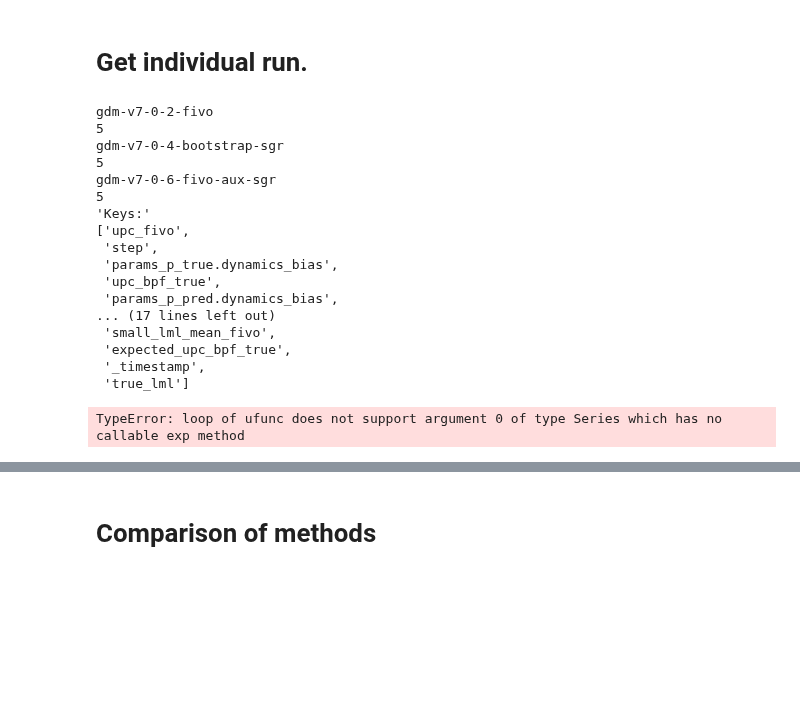
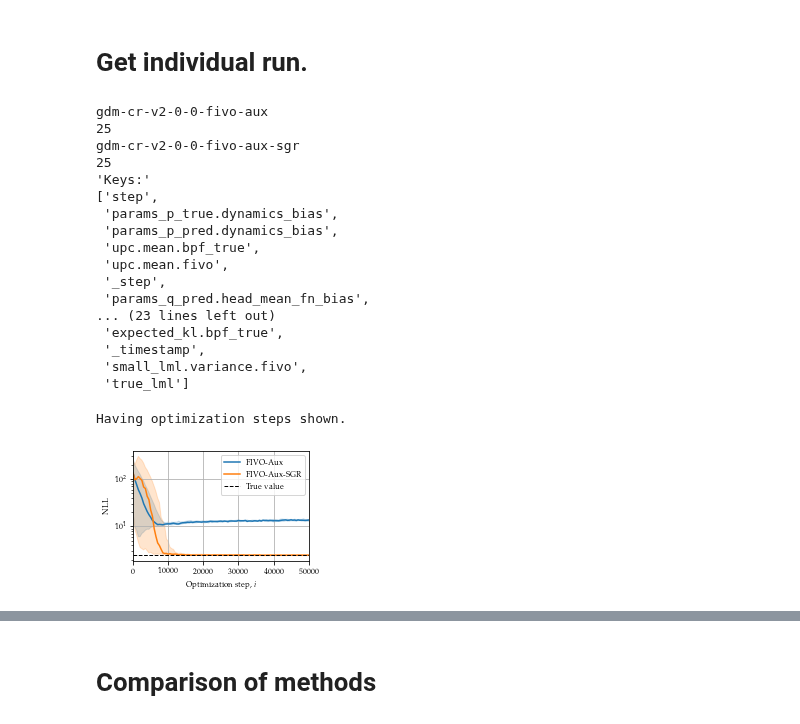
Before and after one commit to lindermanlab/ssm-jax, a Jupyter notebook: ssm/inference/gdm_process_and_plot_cr.ipynb, the cells around one changed output, grey strips where cells are left out. Cells and saved outputs as stored; diff of their text form; code cells hidden in the pictures; blank space fills up the shorter version.

Commit message:
tweaking the saves.  need to implement the ESS calculation.  moving to LDS for a while.

```diff
--- a/ssm/inference/gdm_process_and_plot_cr.ipynb
+++ b/ssm/inference/gdm_process_and_plot_cr.ipynb
@@ -70,7 +70,7 @@ def get_experiment_from_wandb(project, exp_tag, exp_key=None, exp_val=None):
     column_names = ''
 
     # Grab all the runs.
-    runs = api.runs(project)
+    runs = api.runs(project, timeout=19)
     filtered_runs = []
     filtered_histories = []
     for _run in runs:
@@ -124,9 +124,9 @@ plot_styles = ['-', '--', ':', '-.'] * 10
 # Project is specified by <entity/project-name>
 project = "andrewwarrington/fivo-aux-beta"
 
-exp_tag = ['gdm-v3.0.3-fivo-aux', 'gdm-v3.0.6-fivo-aux-sgr']
+exp_tag = ['gdm-cr-v2-0-0-fivo-aux', 'gdm-cr-v2-0-0-fivo-aux-sgr']
 exp_label = ['FIVO-AUX', 'FIVO-AUX-SGR']
-save_tag = 'a-gdm-v3-0'
+save_tag = 'a-gdm-cr-v2-0'
 
 filtered_histories = []
 column_names = None
@@ -137,30 +137,30 @@ for _tag in exp_tag:
 pprint("Keys:")
 pprint(list(filtered_histories[0][0].keys()))
 # %% [output]
-gdm-v7-0-2-fivo
-5
-gdm-v7-0-4-bootstrap-sgr
-5
-gdm-v7-0-6-fivo-aux-sgr
-5
+gdm-cr-v2-0-0-fivo-aux
+25
+gdm-cr-v2-0-0-fivo-aux-sgr
+25
 'Keys:'
-['upc_fivo',
- 'step',
+['step',
  'params_p_true.dynamics_bias',
- 'upc_bpf_true',
  'params_p_pred.dynamics_bias',
-... (17 lines left out)
- 'small_lml_mean_fivo',
- 'expected_upc_bpf_true',
+ 'upc.mean.bpf_true',
+ 'upc.mean.fivo',
+ '_step',
+ 'params_q_pred.head_mean_fn_bias',
+... (23 lines left out)
+ 'expected_kl.bpf_true',
  '_timestamp',
+ 'small_lml.variance.fivo',
  'true_lml']
 # %%
 # NOTE - we store the true lml in this field.
 # NOTE - these should all evalaute to the same quantity. TODO
 # NOTE - maybe shift this to use true_lml
 
-true_loss_key = 'small_lml_mean_bpf_true'
-fivo_aux_key = 'small_lml_mean_fivo'
+true_loss_key = 'small_lml.mean.bpf_true'
+fivo_aux_key = 'small_lml.mean.fivo'
 
 # Get the loss.
 # True loss.
@@ -195,35 +195,36 @@ plt.plot(x, fivo_aux_lml_mu, c=color_names[0], label='FIVO-Aux')
 plt.fill_between(x, fivo_aux_lml_lq, fivo_aux_lml_uq, color=color_names[0], alpha=fill_alpha)
 
 plt.plot(x, fivo_aux_sgr_lml_mu, c=color_names[1], label='FIVO-Aux-SGR')
 plt.fill_between(x, fivo_aux_sgr_lml_lq, fivo_aux_sgr_lml_uq, color=color_names[1], alpha=fill_alpha)
 
 plt.plot([np.min(x), np.max(x)], [true_lml, true_lml], c='k', linestyle='--', linewidth=main_line_width, label='True value')
 
 # Set up x axis.
 plt.xlim([0, np.max(x) / 2.0])  # NOTE - halving the optimization steps.
-print('Having optimization steps shown.')
+print('Halving optimization steps shown.')
 plt.xlabel('Optimization step, $i$')
 
 # Set up y axis.
 plt.ylabel(r'NLL')
 
 # Set up legend.
 plt.legend()
 
 # Do menial stuff.
 plt.grid(True)
 # plt.tight_layout()
 plt.yscale('log')
 
 xpad = 0.2
 ypad = 0.2
 plt.gca().set_position((xpad, ypad, 1-xpad-0.05, 1-ypad-0.02))
 
 # Save out.
 plt.draw()
 plt.savefig(home + '/Downloads/{}_loss'.format(save_tag).replace('.', '-') + '.pdf')
 # %% [output]
-TypeError: loop of ufunc does not support argument 0 of type Series which has no callable exp method
+Having optimization steps shown.
+[figure, added]
 # %%
 true_param_key = 'params_p_true.dynamics_bias'
 fivo_param_key = 'params_p_pred.dynamics_bias'
```
Also changed, not shown: parts of 10 cells of this notebook, 2 other files.
